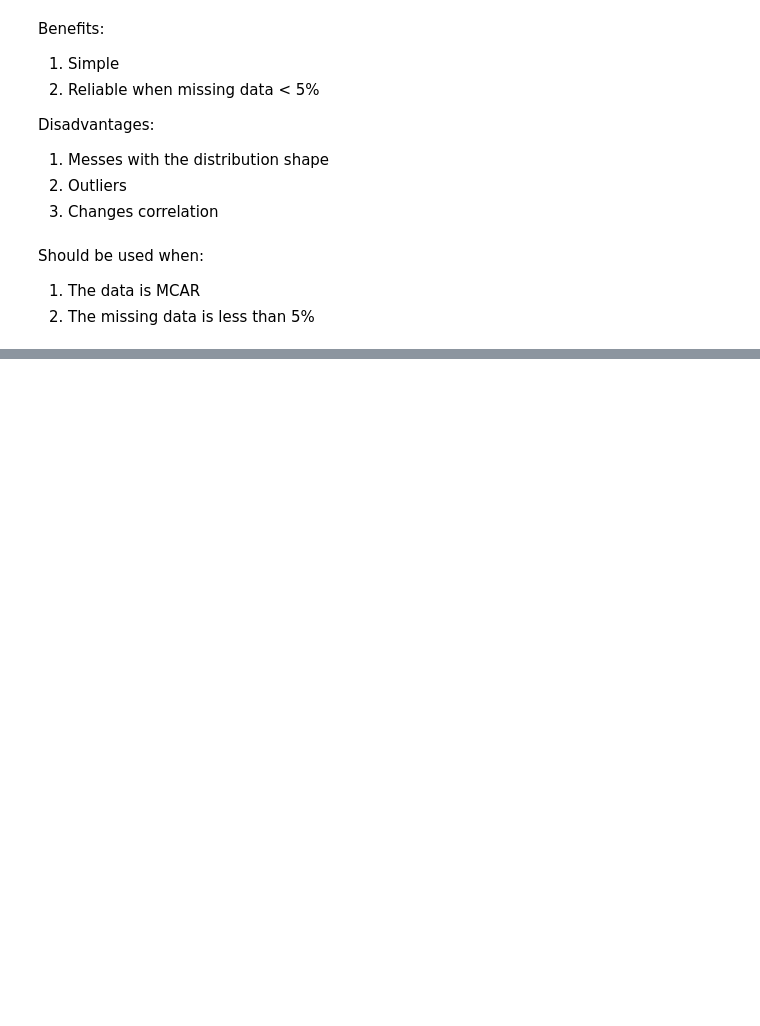
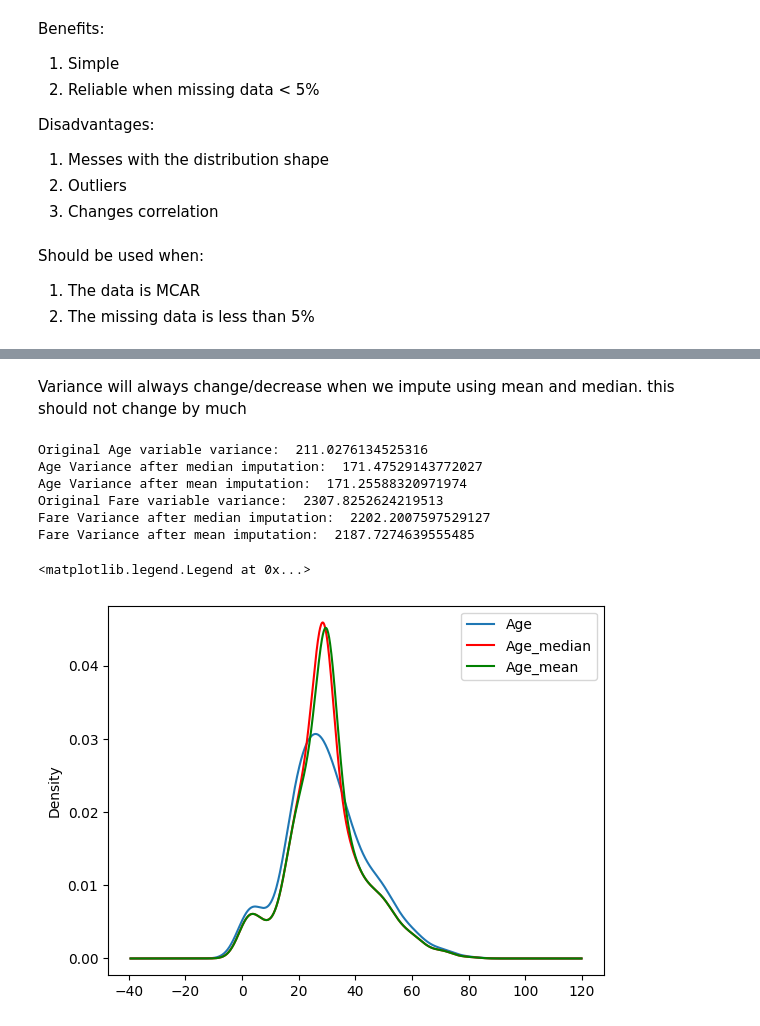
Before and after one commit to SyedNaveedM/CampusX_ML, a Jupyter notebook: Day_36-Handling_Missing_Data_2/missing_data_2.ipynb, the cells around one changed output, grey strips where cells are left out. Cells and saved outputs as stored; diff of their text form; code cells hidden in the pictures; blank space fills up the shorter version.

```diff
--- a/Day_36-Handling_Missing_Data_2/missing_data_2.ipynb
+++ b/Day_36-Handling_Missing_Data_2/missing_data_2.ipynb
@@ -31,0 +49,5 @@ from sklearn.compose import ColumnTransformer
+# %%
+X=df.drop(columns='Survived')
+y=df['Survived']
+# %%
+X_train, X_test, y_train, y_test=train_test_split(X,y, test_size=0.2)
@@ -31,0 +61,12 @@ from sklearn.compose import ColumnTransformer
+# %%
+mean_age = X_train['Age'].mean()
+median_age = X_train['Age'].median()
+
+mean_fare = X_train['Fare'].mean()
+median_fare = X_train['Fare'].median()
+# %%
+X_train['Age_median'] = X_train['Age'].fillna(median_age)
+X_train['Age_mean'] = X_train['Age'].fillna(mean_age)
+
+X_train['Fare_median'] = X_train['Fare'].fillna(median_fare)
+X_train['Fare_mean'] = X_train['Fare'].fillna(mean_fare)
@@ -31,0 +82,37 @@ from sklearn.compose import ColumnTransformer
+# %% [markdown]
+Variance will always change/decrease when we impute using mean and median. this should not change by much
+# %%
+# now we have to see what changes have been done
+print('Original Age variable variance: ', X_train['Age'].var())
+print('Age Variance after median imputation: ', X_train['Age_median'].var())
+print('Age Variance after mean imputation: ', X_train['Age_mean'].var())
+
+print('Original Fare variable variance: ', X_train['Fare'].var())
+print('Fare Variance after median imputation: ', X_train['Fare_median'].var())
+print('Fare Variance after mean imputation: ', X_train['Fare_mean'].var())
+# %% [output]
+Original Age variable variance:  211.0276134525316
+Age Variance after median imputation:  171.47529143772027
+Age Variance after mean imputation:  171.25588320971974
+Original Fare variable variance:  2307.8252624219513
+Fare Variance after median imputation:  2202.2007597529127
+Fare Variance after mean imputation:  2187.7274639555485
+# %%
+fig = plt.figure()
+ax = fig.add_subplot(111)
+
+# original variable distribution
+X_train['Age'].plot(kind='kde', ax=ax)
+
+# variable imputed with the median
+X_train['Age_median'].plot(kind='kde', ax=ax, color='red')
+
+# variable imputed with the mean
+X_train['Age_mean'].plot(kind='kde', ax=ax, color='green')
+
+# add legends
+lines, labels = ax.get_legend_handles_labels()
+ax.legend(lines, labels, loc='best')
+# %% [output]
+<matplotlib.legend.Legend at 0x...>
+[figure, added]
```
Also changed, not shown: parts of 40 cells of this notebook.
